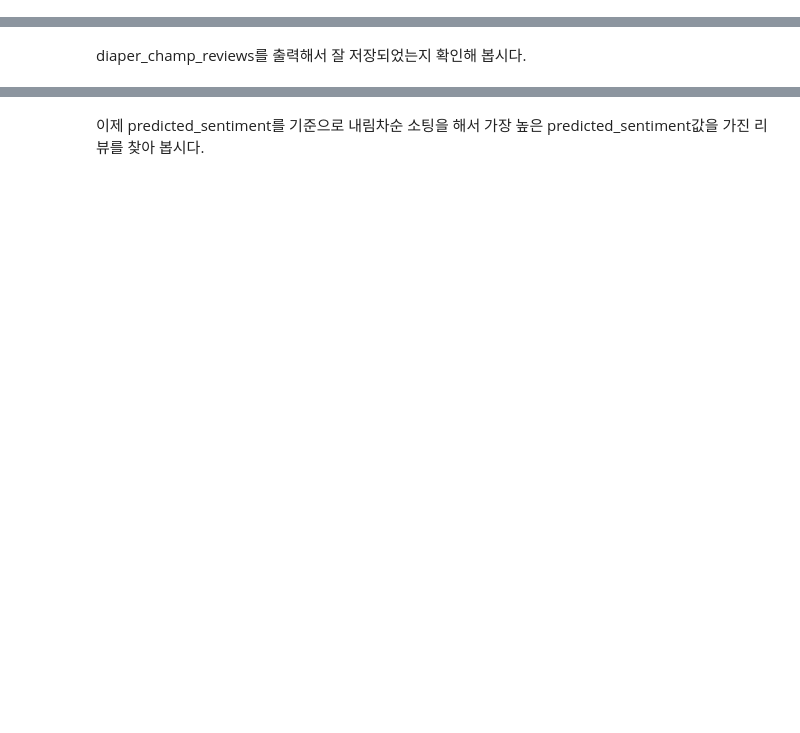
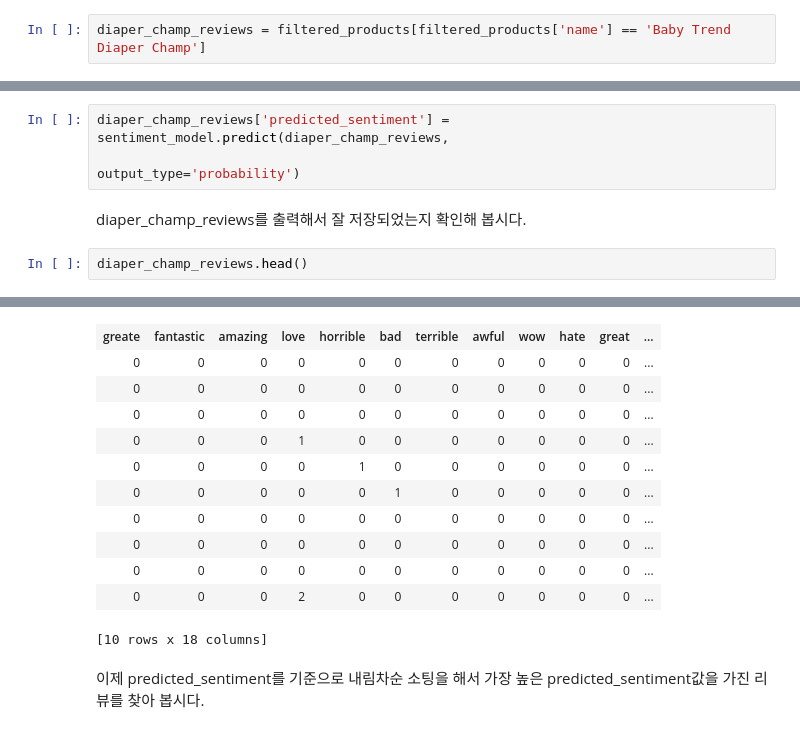
Before and after one commit to jinhee85/jupyter, a Jupyter notebook: w3_-_classification_-_analyzing_product_sentiment_-_trainee.ipynb, the cells around one changed output, grey strips where cells are left out. Saved outputs shown, nothing was run; the diff lists cells and outputs as text; blank space fills up the shorter version.

```diff
--- a/w3_-_classification_-_analyzing_product_sentiment_-_trainee.ipynb
+++ b/w3_-_classification_-_analyzing_product_sentiment_-_trainee.ipynb
@@ -643,5 +909,7 @@ Accuracy는 맞게 예측한 값을 전체 개수로 나누면 구할 수 있습
 sentiment_model을 이용해서 'Baby Trend Diaper Champ'라는 상품 리뷰의 predicted_sentiment를 구하고 그 중에서 가장 긍정적인 predicted_sentiment를 가진 리뷰를 찾아 봅시다.
 
 먼저 filtered_products에서 해당 상품의 리뷰만을 골라냅니다.
+# %%
+diaper_champ_reviews = filtered_products[filtered_products['name'] == 'Baby Trend Diaper Champ']
 # %% [markdown]
 먼저 몇 개인지 확인하세요. 298개가 맞나요?
@@ -651,5 +923,11 @@ sentiment_model을 이용해서 'Baby Trend Diaper Champ'라는 상품 리뷰의
     model.predict(데이터, output_type=출력유형)
 
 출력유형으로 'probability'를 지정합시다.
+# %%
+diaper_champ_reviews['predicted_sentiment'] = sentiment_model.predict(diaper_champ_reviews,
+                                                                      output_type='probability')
 # %% [markdown]
 diaper_champ_reviews를 출력해서 잘 저장되었는지 확인해 봅시다.
+# %%
+diaper_champ_reviews.head()
+# %% [output]
@@ -656,2 +945,14 @@ diaper_champ_reviews를 출력해서 잘 저장되었는지 확인해 봅시다.
+| greate | fantastic | amazing | love | horrible | bad | terrible | awful | wow | hate | great | ... |
+| 0 | 0 | 0 | 0 | 0 | 0 | 0 | 0 | 0 | 0 | 0 | ... |
+| 0 | 0 | 0 | 0 | 0 | 0 | 0 | 0 | 0 | 0 | 0 | ... |
+| 0 | 0 | 0 | 0 | 0 | 0 | 0 | 0 | 0 | 0 | 0 | ... |
+| 0 | 0 | 0 | 1 | 0 | 0 | 0 | 0 | 0 | 0 | 0 | ... |
+| 0 | 0 | 0 | 0 | 1 | 0 | 0 | 0 | 0 | 0 | 0 | ... |
+| 0 | 0 | 0 | 0 | 0 | 1 | 0 | 0 | 0 | 0 | 0 | ... |
+| 0 | 0 | 0 | 0 | 0 | 0 | 0 | 0 | 0 | 0 | 0 | ... |
+| 0 | 0 | 0 | 0 | 0 | 0 | 0 | 0 | 0 | 0 | 0 | ... |
+| 0 | 0 | 0 | 0 | 0 | 0 | 0 | 0 | 0 | 0 | 0 | ... |
+| 0 | 0 | 0 | 2 | 0 | 0 | 0 | 0 | 0 | 0 | 0 | ... |
+[10 rows x 18 columns]
 # %% [markdown]
 이제 predicted_sentiment를 기준으로 내림차순 소팅을 해서 가장 높은 predicted_sentiment값을 가진 리뷰를 찾아 봅시다.
```
Also changed, not shown: parts of 32 cells of this notebook.
